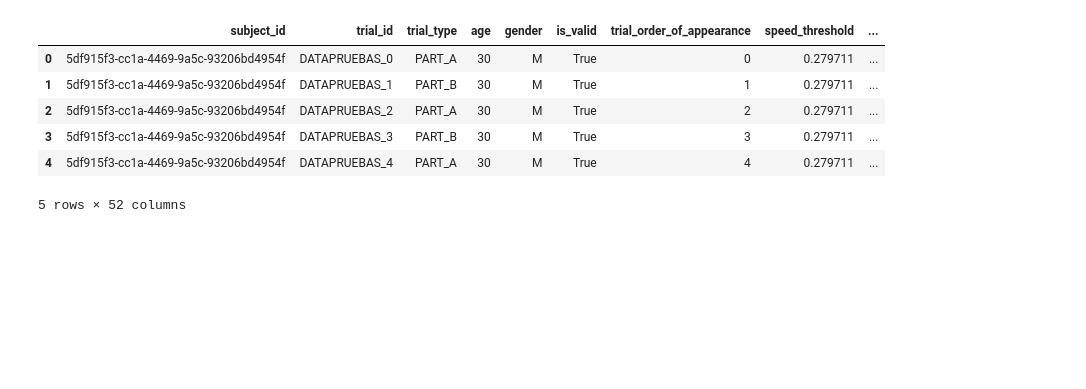
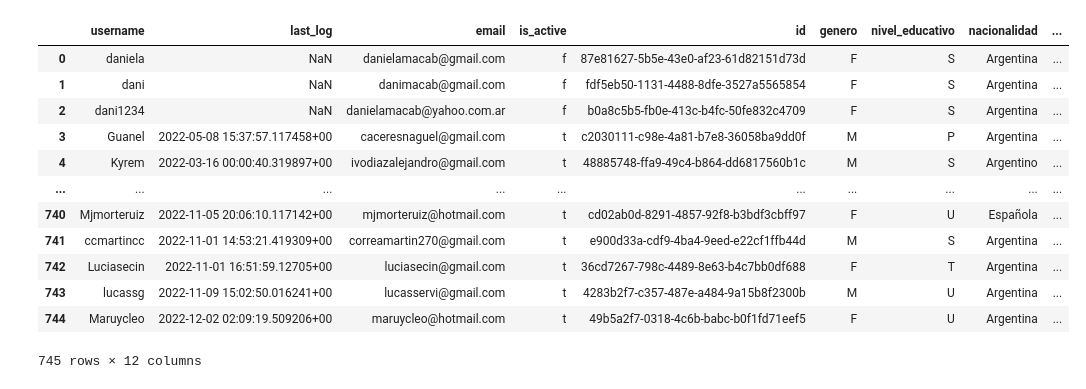
Before and after one commit to gianluca-capelo/datapruebas_analysis, a Jupyter notebook: notebooks/metadata_test.ipynb, the cells around one changed output. Saved outputs shown, nothing was run; the diff lists cells and outputs as text; code cells hidden in the pictures; blank space fills up the shorter version.

```diff
--- a/notebooks/metadata_test.ipynb
+++ b/notebooks/metadata_test.ipynb
@@ -24,15 +24,3 @@ metrics
-# %%
-from src.loader.metadata.datapruebas_metadata import add_datapruebas_metadata
-df2 = add_datapruebas_metadata(metrics)
-df2.head()
-# %% [output]
-|  | subject_id | trial_id | trial_type | age | gender | is_valid | trial_order_of_appearance | speed_threshold | ... |
-| 0 | 5df915f3-cc1a-4469-9a5c-93206bd4954f | DATAPRUEBAS_0 | PART_A | 30 | M | True | 0 | 0.279711 | ... |
-| 1 | 5df915f3-cc1a-4469-9a5c-93206bd4954f | DATAPRUEBAS_1 | PART_B | 30 | M | True | 1 | 0.279711 | ... |
-| 2 | 5df915f3-cc1a-4469-9a5c-93206bd4954f | DATAPRUEBAS_2 | PART_A | 30 | M | True | 2 | 0.279711 | ... |
-| 3 | 5df915f3-cc1a-4469-9a5c-93206bd4954f | DATAPRUEBAS_3 | PART_B | 30 | M | True | 3 | 0.279711 | ... |
-| 4 | 5df915f3-cc1a-4469-9a5c-93206bd4954f | DATAPRUEBAS_4 | PART_A | 30 | M | True | 4 | 0.279711 | ... |
-5 rows × 52 columns
 # %%
 from src.config import DATAPRUEBAS_METADATA_PATH
 
@@ -40,3 +28,19 @@ metadata = pd.read_csv(DATAPRUEBAS_METADATA_PATH)
+# %%
+metadata
+# %% [output]
+|  | username | last_log | email | is_active | id | genero | nivel_educativo | nacionalidad | ... |
+| 0 | daniela | NaN | danielamacab@gmail.com | f | 87e81627-5b5e-43e0-af23-61d82151d73d | F | S | Argentina | ... |
+| 1 | dani | NaN | danimacab@gmail.com | f | fdf5eb50-1131-4488-8dfe-3527a5565854 | F | S | Argentina | ... |
+| 2 | dani1234 | NaN | danielamacab@yahoo.com.ar | f | b0a8c5b5-fb0e-413c-b4fc-50fe832c4709 | F | S | Argentina | ... |
+| 3 | Guanel | 2022-05-08 15:37:57.117458+00 | caceresnaguel@gmail.com | t | c2030111-c98e-4a81-b7e8-36058ba9dd0f | M | P | Argentina | ... |
+| 4 | Kyrem | 2022-03-16 00:00:40.319897+00 | ivodiazalejandro@gmail.com | t | 48885748-ffa9-49c4-b864-dd6817560b1c | M | S | Argentino | ... |
+| ... | ... | ... | ... | ... | ... | ... | ... | ... | ... |
+| 740 | Mjmorteruiz | 2022-11-05 20:06:10.117142+00 | mjmorteruiz@hotmail.com | t | cd02ab0d-8291-4857-92f8-b3bdf3cbff97 | F | U | Española | ... |
+| 741 | ccmartincc | 2022-11-01 14:53:21.419309+00 | correamartin270@gmail.com | t | e900d33a-cdf9-4ba4-9eed-e22cf1ffb44d | M | S | Argentina | ... |
+| 742 | Luciasecin | 2022-11-01 16:51:59.12705+00 | luciasecin@gmail.com | t | 36cd7267-798c-4489-8e63-b4c7bb0df688 | F | T | Argentina | ... |
+| 743 | lucassg | 2022-11-09 15:02:50.016241+00 | lucasservi@gmail.com | t | 4283b2f7-c357-487e-a484-9a15b8f2300b | M | U | Argentina | ... |
+| 744 | Maruycleo | 2022-12-02 02:09:19.509206+00 | maruycleo@hotmail.com | t | 49b5a2f7-0318-4c6b-babc-b0f1fd71eef5 | F | U | Argentina | ... |
+745 rows × 12 columns
 # %%
 metadata.columns
 # %% [output]
```
Also changed, not shown: parts of 10 cells of this notebook, 3 other files.
